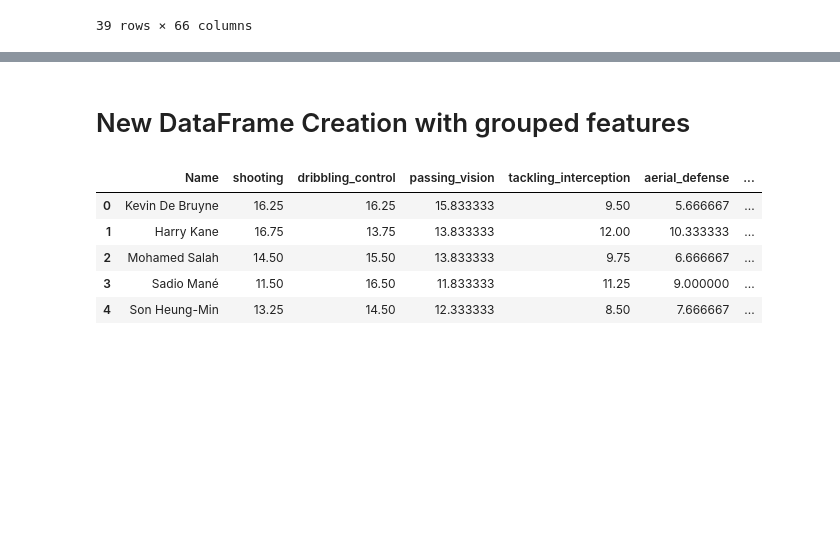
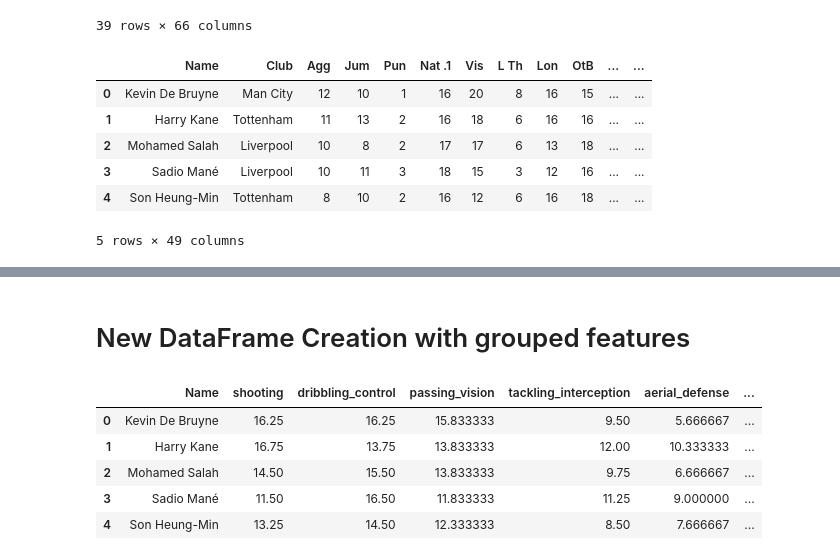
Before and after one commit to maximegoossens99/Moneyball, a Jupyter notebook: notebooks/Custom scaling & K-means + Position.ipynb, the cells around one changed output, grey strips where cells are left out. Drawn from its saved outputs; the diff is of its cells as text; code cells hidden in the pictures; blank space fills up the shorter version.

```diff
--- a/notebooks/Custom scaling & K-means + Position.ipynb
+++ b/notebooks/Custom scaling & K-means + Position.ipynb
@@ -56,4 +76,14 @@ df.drop(columns = ['Height', 'Weight', 'Age'], inplace=True)
 # %%
 #df.isnul().sum()
 df.replace(r'^\s*$', np.nan, regex=True, inplace=True)
+# %%
+df.head(5)
+# %% [output]
+|  | Name | Club | Agg | Jum | Pun | Nat .1 | Vis | L Th | Lon | OtB | ... | ... |
+| 0 | Kevin De Bruyne | Man City | 12 | 10 | 1 | 16 | 20 | 8 | 16 | 15 | ... | ... |
+| 1 | Harry Kane | Tottenham | 11 | 13 | 2 | 16 | 18 | 6 | 16 | 16 | ... | ... |
+| 2 | Mohamed Salah | Liverpool | 10 | 8 | 2 | 17 | 17 | 6 | 13 | 18 | ... | ... |
+| 3 | Sadio Mané | Liverpool | 10 | 11 | 3 | 18 | 15 | 3 | 12 | 16 | ... | ... |
+| 4 | Son Heung-Min | Tottenham | 8 | 10 | 2 | 16 | 12 | 6 | 16 | 18 | ... | ... |
+5 rows × 49 columns
 # %%
```
Also changed, not shown: parts of 33 cells of this notebook.
